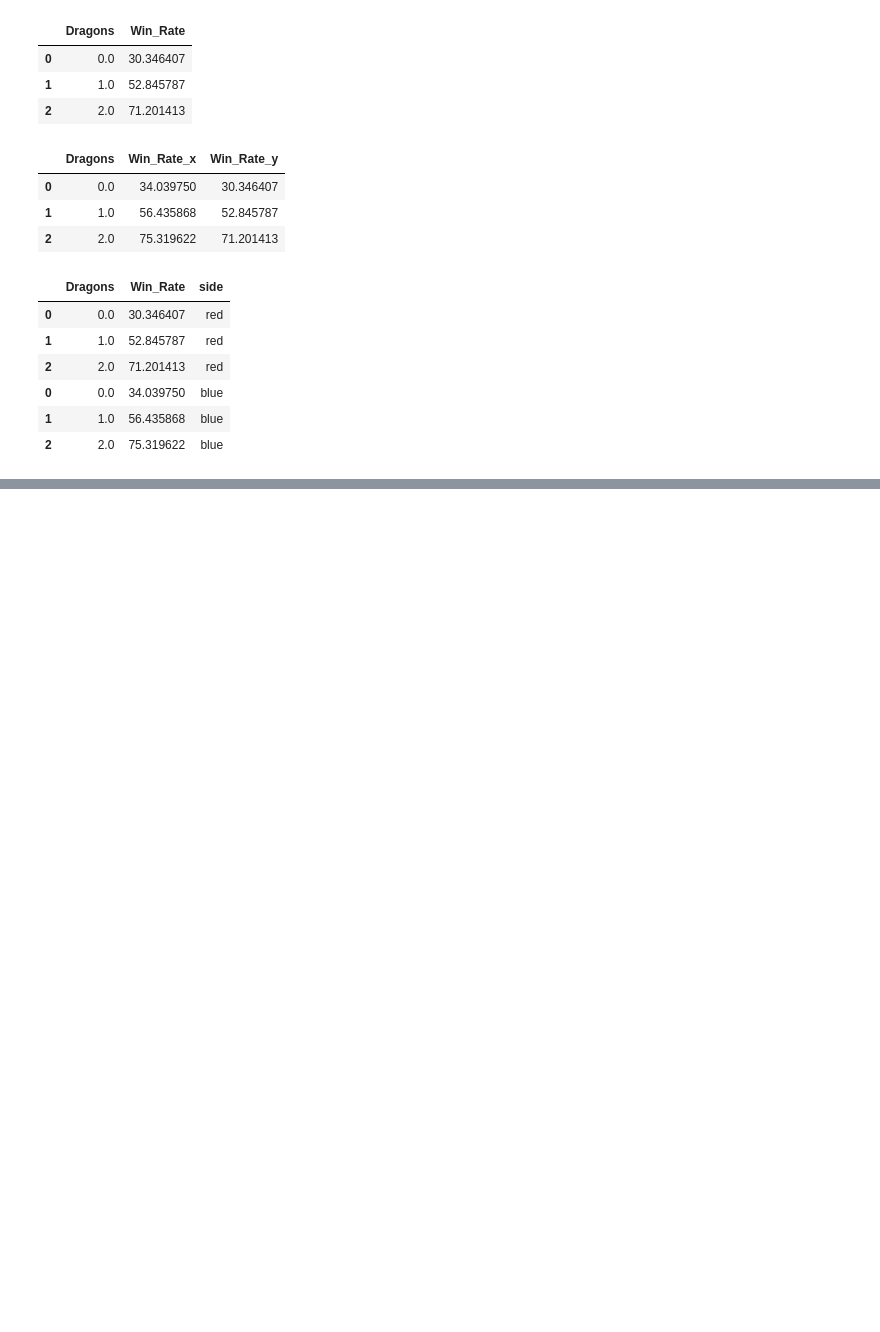
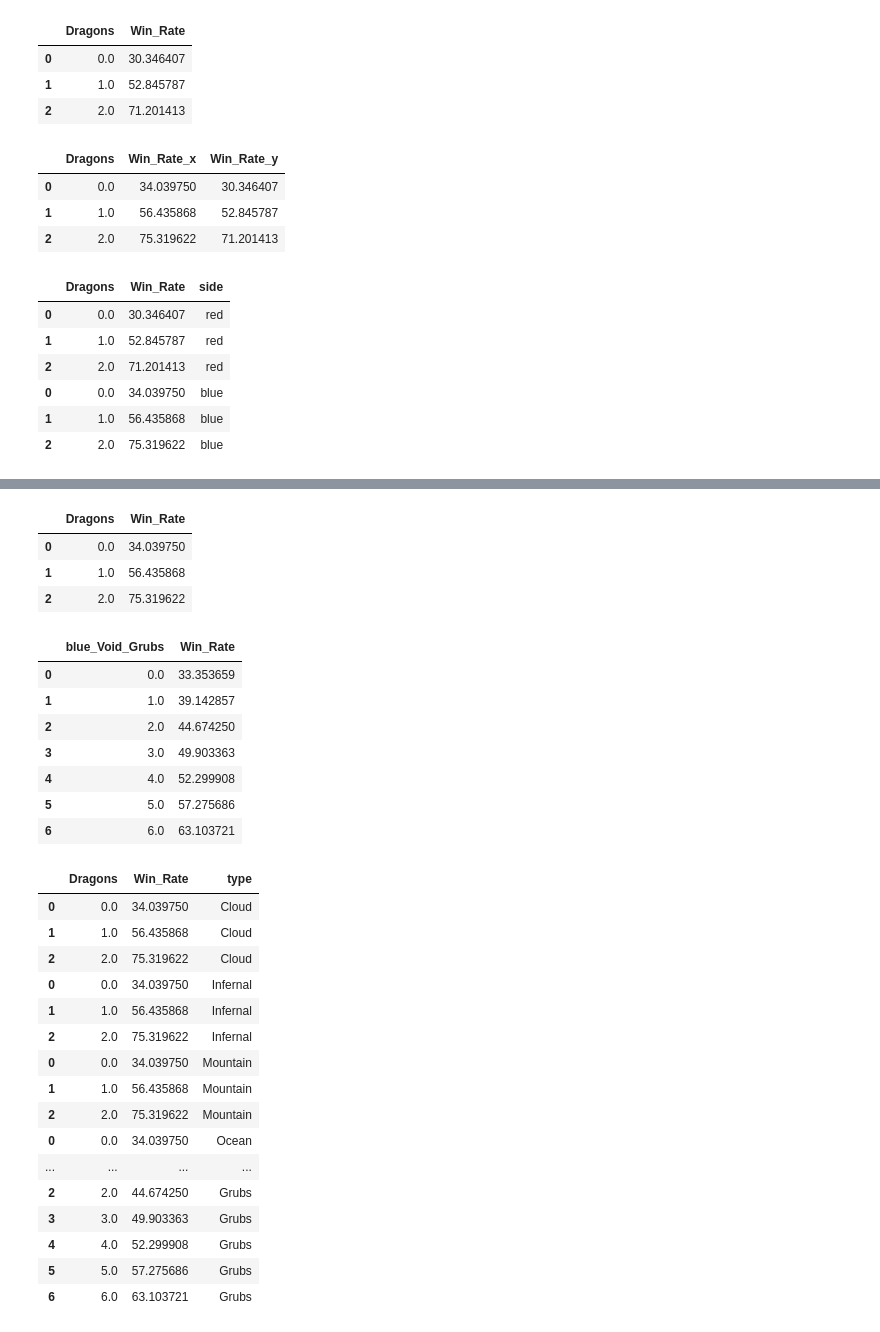
Before and after one commit to KOlCIqwq/Data_Science_Project, a Jupyter notebook: Final_Project/Main.ipynb, the cells around one changed output, grey strips where cells are left out. Cells and saved outputs as stored; diff of their text form; code cells hidden in the pictures; blank space fills up the shorter version.

```diff
--- a/Final_Project/Main.ipynb
+++ b/Final_Project/Main.ipynb
@@ -379,0 +362,49 @@ for bar in ax.patches:
+# %%
+win_rates_cloud = lol_15_na_df.groupby('blue_Cloud_Drake')['blue_Win'].mean().reset_index()
+win_rates_cloud['Win_Rate'] = win_rates_cloud['blue_Win'] * 100
+win_rates_cloud = win_rates_cloud.drop('blue_Win',axis=1)
+win_rates_cloud = win_rates.rename(columns={'blue_Cloud_Drake':'Dragons'})
+display(win_rates_cloud)
+win_rates_infernal = lol_15_na_df.groupby('blue_Infernal_Drake')['blue_Win'].mean().reset_index()
+win_rates_infernal['Win_Rate'] = win_rates_infernal['blue_Win'] * 100
+win_rates_infernal = win_rates_infernal.drop('blue_Win',axis=1)
+win_rates_infernal = win_rates.rename(columns={'blue_Infernal_Drake':'Dragons'})
+display(win_rates_infernal)
+win_rates_mountain = lol_15_na_df.groupby('blue_Mountain_Drake')['blue_Win'].mean().reset_index()
+win_rates_mountain['Win_Rate'] = win_rates_mountain['blue_Win'] * 100
+win_rates_mountain = win_rates_mountain.drop('blue_Win',axis=1)
+win_rates_mountain = win_rates.rename(columns={'blue_Mountain_Drake':'Dragons'})
+display(win_rates_mountain)
+win_rates_ocean = lol_15_na_df.groupby('blue_Ocean_Drake')['blue_Win'].mean().reset_index()
+win_rates_ocean['Win_Rate'] = win_rates_ocean['blue_Win'] * 100
+win_rates_ocean = win_rates_ocean.drop('blue_Win',axis=1)
+win_rates_ocean = win_rates.rename(columns={'blue_Ocean_Drake':'Dragons'})
+display(win_rates_ocean)
+win_rates_chemtech = lol_15_na_df.groupby('blue_Chemtech_Drake')['blue_Win'].mean().reset_index()
+win_rates_chemtech['Win_Rate'] = win_rates_chemtech['blue_Win'] * 100
+win_rates_chemtech = win_rates_chemtech.drop('blue_Win',axis=1)
+win_rates_chemtech = win_rates.rename(columns={'blue_Chemtech_Drake':'Dragons'})
+display(win_rates_chemtech)
+win_rates_hextech = lol_15_na_df.groupby('blue_Hextech_Drake')['blue_Win'].mean().reset_index()
+win_rates_hextech['Win_Rate'] = win_rates_hextech['blue_Win'] * 100
+win_rates_hextech = win_rates_hextech.drop('blue_Win',axis=1)
+win_rates_hextech = win_rates.rename(columns={'blue_Hextech_Drake':'Dragons'})
+display(win_rates_hextech)
+win_rates_grubs = lol_15_na_df.groupby('blue_Void_Grubs')['blue_Win'].mean().reset_index()
+win_rates_grubs['Win_Rate'] = win_rates_grubs['blue_Win'] * 100
+win_rates_grubs = win_rates_grubs.drop('blue_Win',axis=1)
+win_rates_hextech = win_rates.rename(columns={'blue_Void_Grubs':'Dragons'})
+win_rates_grubs = pd.DataFrame(win_rates_grubs)
+display(win_rates_grubs)
+win_rates_drake = pd.concat((win_rates_cloud,win_rates_infernal))
+win_rates_drake = pd.concat([win_rates_drake,win_rates_mountain], axis=0)
+win_rates_drake = pd.concat([win_rates_drake,win_rates_ocean], axis=0)
+win_rates_drake = pd.concat([win_rates_drake,win_rates_chemtech], axis=0)
+win_rates_drake = pd.concat([win_rates_drake,win_rates_hextech], axis=0)
+win_rates_drake = pd.concat([win_rates_drake,win_rates_grubs],axis=0)
+win_rates_drake['type'] = ['Cloud','Cloud','Cloud','Infernal','Infernal','Infernal','Mountain','Mountain','Mountain','Ocean','Ocean','Ocean','Chemtech','Chemtech','Chemtech','Hextech','Hextech','Hextech','Grubs','Grubs','Grubs','Grubs','Grubs','Grubs','Grubs']
+win_rates_drake.loc[win_rates_drake['type'] == 'Grubs', 'Dragons'] = range(7)
+win_rates_drake = win_rates_drake.drop('blue_Void_Grubs',axis=1)
+display(win_rates_drake)
+win_rates_drake = pd.DataFrame(win_rates_drake)
+# %% [output]
@@ -379,0 +431,29 @@ for bar in ax.patches:
+|  | Dragons | Win_Rate |
+| 0 | 0.0 | 34.039750 |
+| 1 | 1.0 | 56.435868 |
+| 2 | 2.0 | 75.319622 |
+|  | blue_Void_Grubs | Win_Rate |
+| 0 | 0.0 | 33.353659 |
+| 1 | 1.0 | 39.142857 |
+| 2 | 2.0 | 44.674250 |
+| 3 | 3.0 | 49.903363 |
+| 4 | 4.0 | 52.299908 |
+| 5 | 5.0 | 57.275686 |
+| 6 | 6.0 | 63.103721 |
+|  | Dragons | Win_Rate | type |
+| 0 | 0.0 | 34.039750 | Cloud |
+| 1 | 1.0 | 56.435868 | Cloud |
+| 2 | 2.0 | 75.319622 | Cloud |
+| 0 | 0.0 | 34.039750 | Infernal |
+| 1 | 1.0 | 56.435868 | Infernal |
+| 2 | 2.0 | 75.319622 | Infernal |
+| 0 | 0.0 | 34.039750 | Mountain |
+| 1 | 1.0 | 56.435868 | Mountain |
+| 2 | 2.0 | 75.319622 | Mountain |
+| 0 | 0.0 | 34.039750 | Ocean |
+| ... | ... | ... | ... |
+| 2 | 2.0 | 44.674250 | Grubs |
+| 3 | 3.0 | 49.903363 | Grubs |
+| 4 | 4.0 | 52.299908 | Grubs |
+| 5 | 5.0 | 57.275686 | Grubs |
+| 6 | 6.0 | 63.103721 | Grubs |
```
Also changed, not shown: parts of 7 cells of this notebook.
